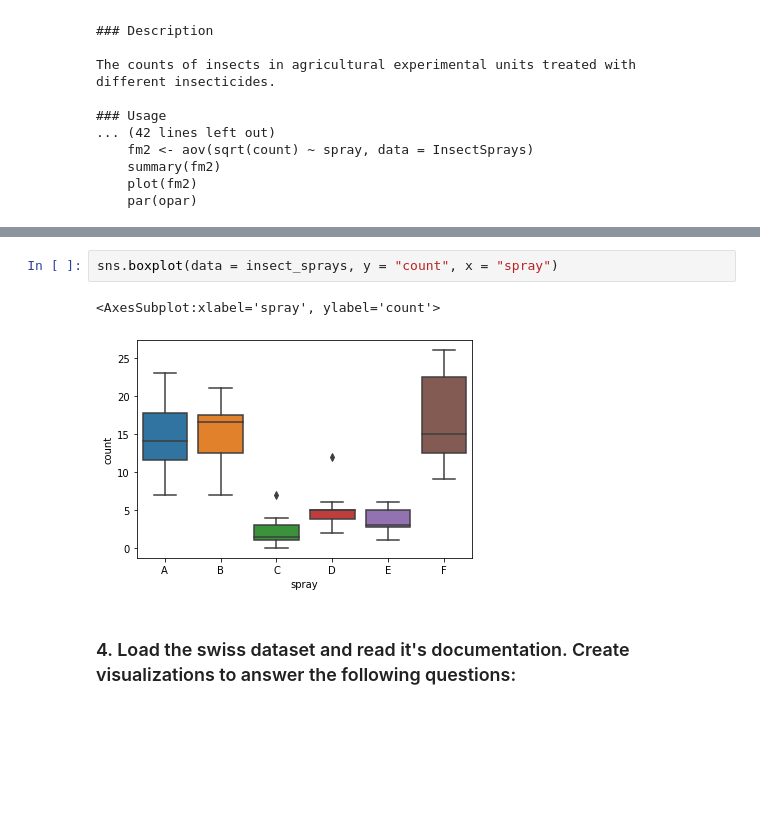
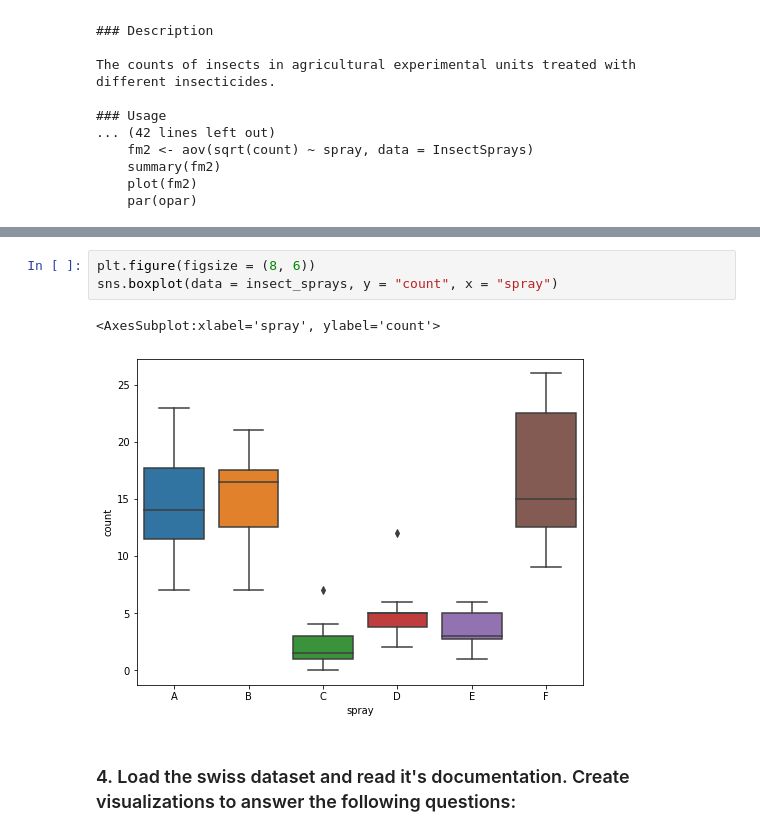
Before and after one commit to david-ryan-alviola/numpy-pandas-visualization-exercises, a Jupyter notebook: seaborn_exercises.ipynb, the cells around one changed output, grey strips where cells are left out. Saved outputs shown, nothing was run; the diff lists cells and outputs as text; blank space fills up the shorter version.

```diff
--- a/seaborn_exercises.ipynb
+++ b/seaborn_exercises.ipynb
@@ -151,8 +166,9 @@ insect_sprays.sample(10)
 # %%
+plt.figure(figsize = (8, 6))
 sns.boxplot(data = insect_sprays, y = "count", x = "spray")
 # %% [output]
 <AxesSubplot:xlabel='spray', ylabel='count'>
-[figure, old version]
+[figure, new version]
 # %% [markdown]
 ### 4. Load the swiss dataset and read it's documentation. Create visualizations to answer the following questions:
 # %%
```
Also changed, not shown: parts of 14 cells of this notebook.
